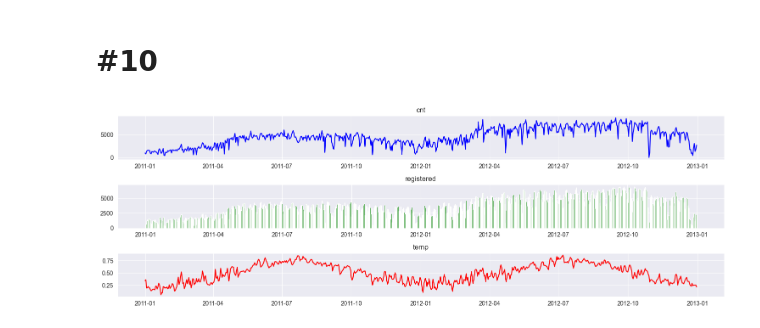
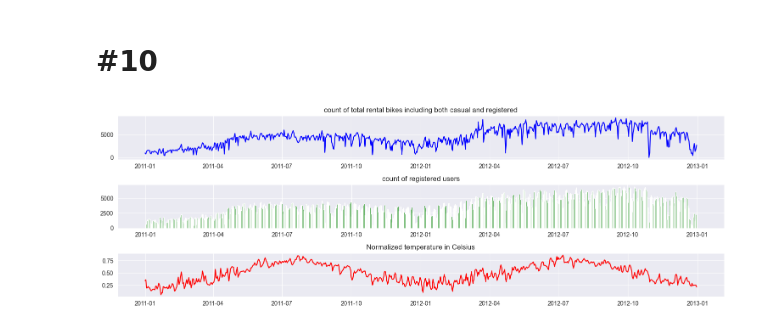
Before and after one commit to raaamk/ML_SoSe24, a Jupyter notebook: src/Assignments/2/mjanits1_11270520.ipynb, the cells around one changed output. Saved outputs shown, nothing was run; the diff lists cells and outputs as text; code cells hidden in the pictures.

```diff
--- a/src/Assignments/2/mjanits1_11270520.ipynb
+++ b/src/Assignments/2/mjanits1_11270520.ipynb
@@ -219,17 +219,21 @@ data[['casual', 'registered', 'cnt']].boxplot()  # Boxplot für die Anzahl von N
 # %% [markdown]
 # #10
 # %%
-fig, (ax1, ax2, ax3) = plt.subplots(3, 1)
+fig, (ax1, ax2, ax3) = plt.subplots(3, 1)  # Figure erstellen mit drei Subplots
 
+# Plot 1: cnt
 ax1.plot(data['dteday'], data['cnt'], color='blue')
-ax1.set_title('cnt')
+ax1.set_title('count of total rental bikes including both casual and registered')
 
+# Plot 2: registered
 ax2.bar(data['dteday'], data['registered'], color='green')
-ax2.set_title('registered')
+ax2.set_title('count of registered users')
 
+# Plot 3: Temperatur
 ax3.plot(data['dteday'], data['temp'], color='red')
-ax3.set_title('temp')
+ax3.set_title('Normalized temperature in Celsius')
 
+# Ploteinstellungen
 plt.tight_layout()
 # %% [output]
-[figure, old version]
+[figure, new version]
```
Also changed, not shown: parts of 1 cell of this notebook.
